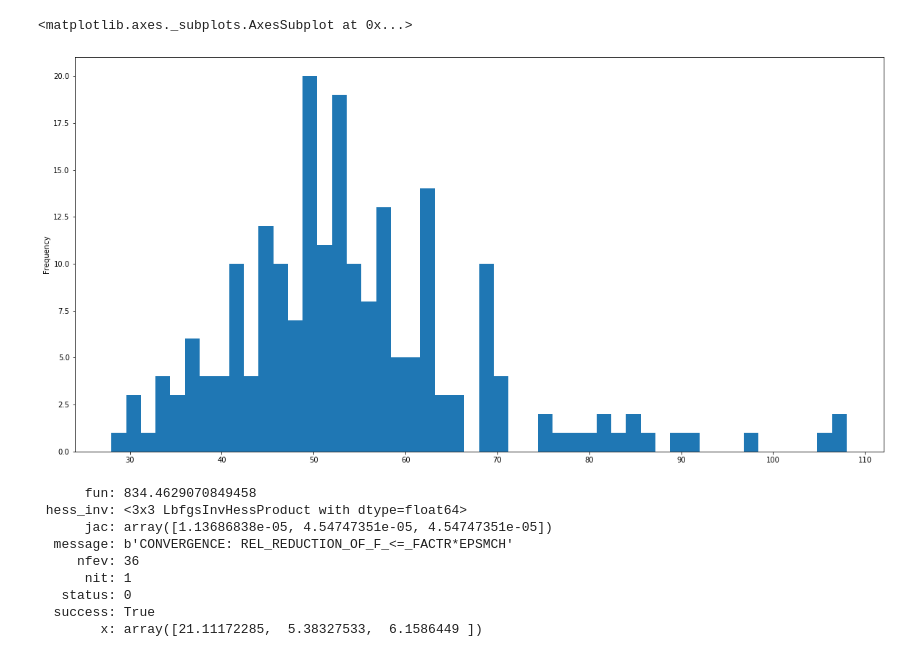
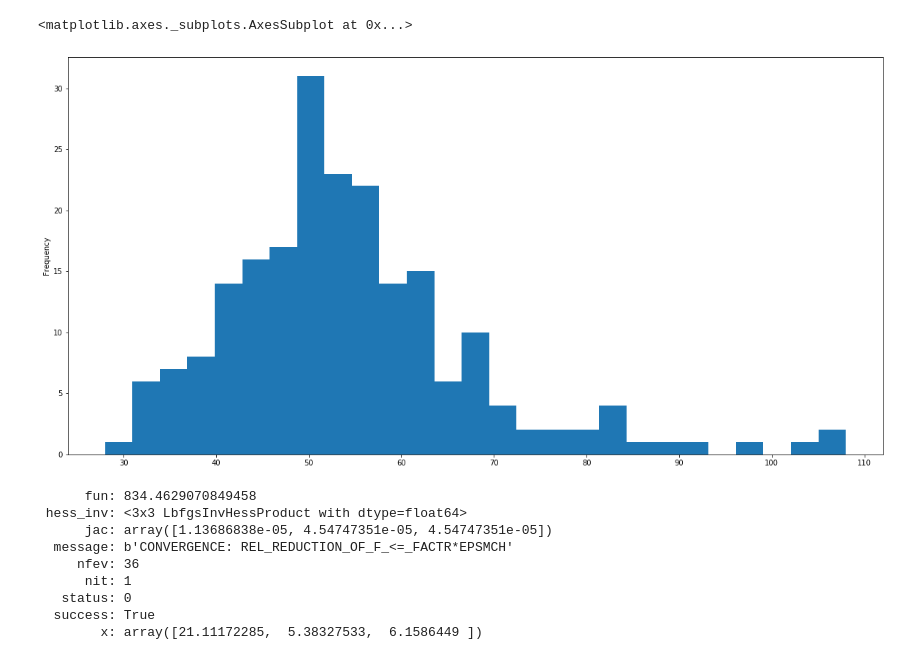
Before and after one commit to KiraSensei13/MNT_ITESM_courses, a Jupyter notebook: 2.1.CienciaDeDatosEInterferenciaEstadistica/Lecture8_Fisher_MLE/Lecture8_fisher_n_MLE.ipynb, the cells around one changed output. Saved outputs shown, nothing was run; the diff lists cells and outputs as text; code cells hidden in the pictures.

```diff
--- a/2.1.CienciaDeDatosEInterferenciaEstadistica/Lecture8_Fisher_MLE/Lecture8_fisher_n_MLE.ipynb
+++ b/2.1.CienciaDeDatosEInterferenciaEstadistica/Lecture8_Fisher_MLE/Lecture8_fisher_n_MLE.ipynb
@@ -9,10 +9,10 @@ from scipy.optimize import minimize
 # %%
 gfr_data = pd.read_csv('https://web.stanford.edu/~hastie/CASI_files/DATA/gfr.txt', sep=" ", header=None)
 gfr_data = gfr_data[0]
-gfr_data.plot(kind='hist', figsize=(20,10), bins=50)
+gfr_data.plot(kind='hist', figsize=(20,10), bins=27)
 # %% [output]
 <matplotlib.axes._subplots.AxesSubplot at 0x...>
-[figure, old version]
+[figure, new version]
 # %%
 def neg_shffted_gamma_log_likelihood(x, lamb, sigma, nu):
     '''
```
Also changed, not shown: parts of 1 cell of this notebook.
